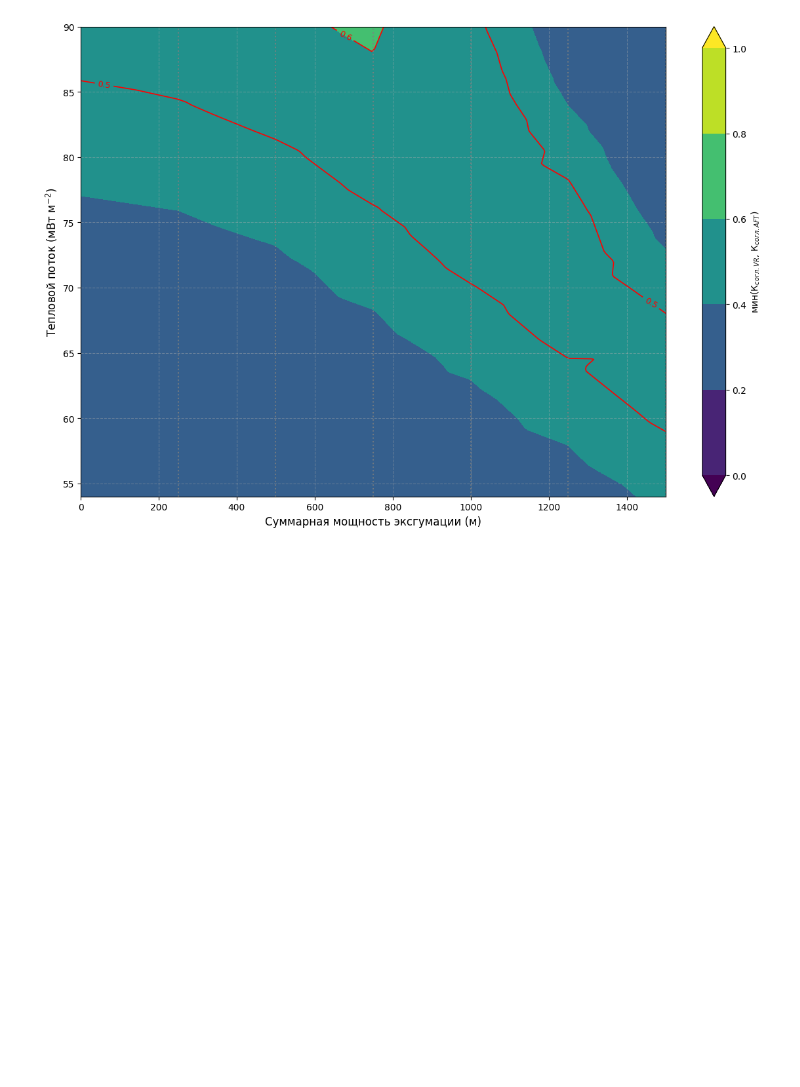
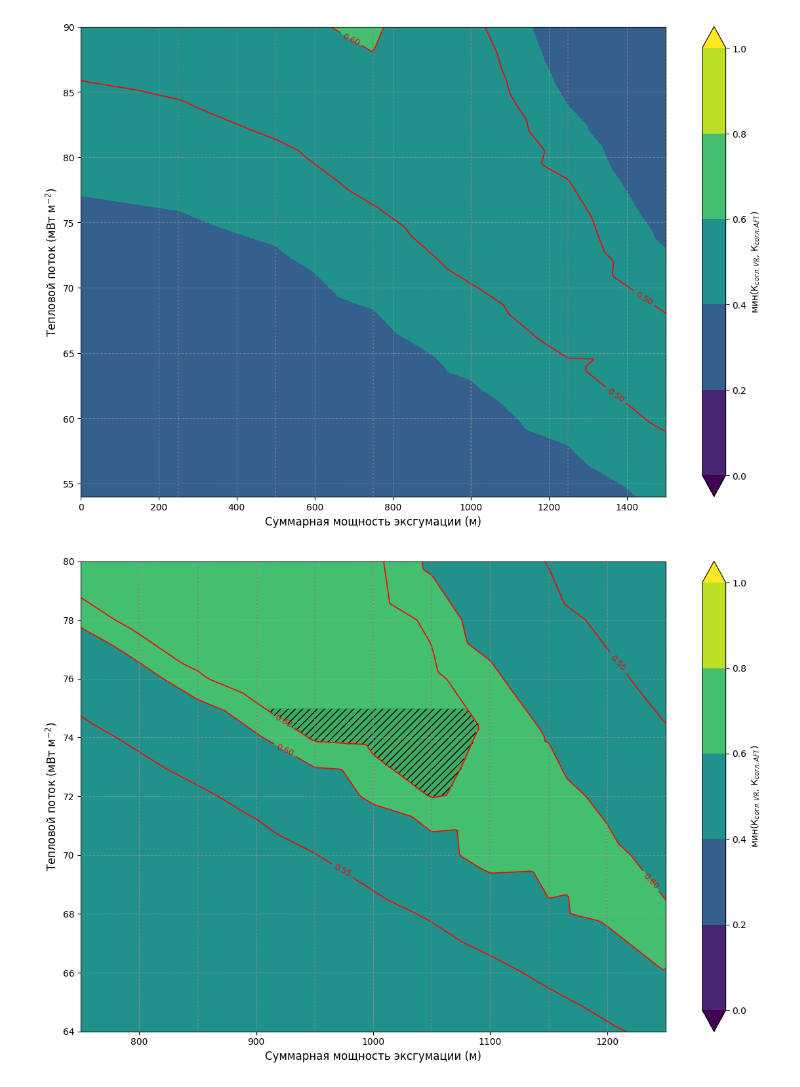
Before and after one commit to abelinsky/pybasin, a Jupyter notebook: notebooks/heatmap_exh_thickness_GOF.ipynb, the cells around one changed output. Drawn from its saved outputs; the diff is of its cells as text; code cells hidden in the pictures; blank space fills up the shorter version.

```diff
--- a/notebooks/heatmap_exh_thickness_GOF.ipynb
+++ b/notebooks/heatmap_exh_thickness_GOF.ipynb
@@ -12,10 +12,12 @@ import pathlib
 # %%
 def drag_fig(
     filepath: str,
-    figtype: Literal["min_gof", "max_gof"] = "min_gof",
+    figtype: Literal["min_gof", "max_gof", "mean_gof"] = "min_gof",
     min_gof: float = 0.6,
+    min_heatflow=0,
     max_heatflow: float = 75.0,
     save_path: str = "./fig.png",
+    contours_levels=[0.5, 0.6, 0.7],
 ):
     assert pathlib.Path(
         filepath
@@ -38,9 +40,20 @@ def drag_fig(
 
     # Целевая переменная: min(GOF_VR, GOF_AFT)
     z_raw = (
-        np.minimum(df["vr_gof"].values, df["aft_age_gof"].values)
+        (np.minimum(df["vr_gof"].values, df["aft_age_gof"].values))
         if figtype == "min_gof"
-        else np.maximum(df["vr_gof"].values, df["aft_age_gof"].values)
+        else (
+            (np.maximum(df["vr_gof"].values, df["aft_age_gof"].values))
+            if figtype == "max_gof"
+            else np.mean(
+                [df["vr_gof"].values, df["aft_age_gof"].values], axis=0
+            )
+            # (
+            #     (np.minimum(df["vr_gof"].values, df["aft_age_gof"].values))
+            #     + (np.maximum(df["vr_gof"].values, df["aft_age_gof"].values))
+            # )
+            # / 2
+        )
     )
 
     # 3. Уникальные значения
@@ -71,12 +84,12 @@ def drag_fig(
 
     # Красные изолинии (опционально)
     contours = plt.contour(
-        X, Y, Z, levels=[0.5, 0.6, 0.7], colors="red", linewidths=1.2
+        X, Y, Z, levels=contours_levels, colors="red", linewidths=1.2
     )
-    plt.clabel(contours, fmt="%.1f", fontsize=9)
+    plt.clabel(contours, fmt="%.2f", fontsize=9)
 
     # Выделение областей с целевым диапазоном GOF и Heatflow
-    mask = (Z > min_gof) & (Y < max_heatflow)
+    mask = (Z >= min_gof) & (Y <= max_heatflow) & (Y >= min_heatflow)
     # Вариант 1: закрасить область
     plt.contourf(
         X,
@@ -138,3 +151,16 @@ drag_fig(
 )
 # %% [output]
 [figure]
+# %%
+# Результаты детализированных расчетов в таргетированной области
+drag_fig(
+    "../model_output/target_area/model_results_5-2-2026_KDK-01_ms0-99_final.csv",
+    "min_gof",
+    save_path="./target_area.png",
+    contours_levels=[0.55, 0.6, 0.6155],
+    min_gof=0.6155,
+    min_heatflow=70,
+    max_heatflow=75,
+)
+# %% [output]
+[figure, added]
```
Also changed, not shown: parts of 2 cells of this notebook, 29 other files.
